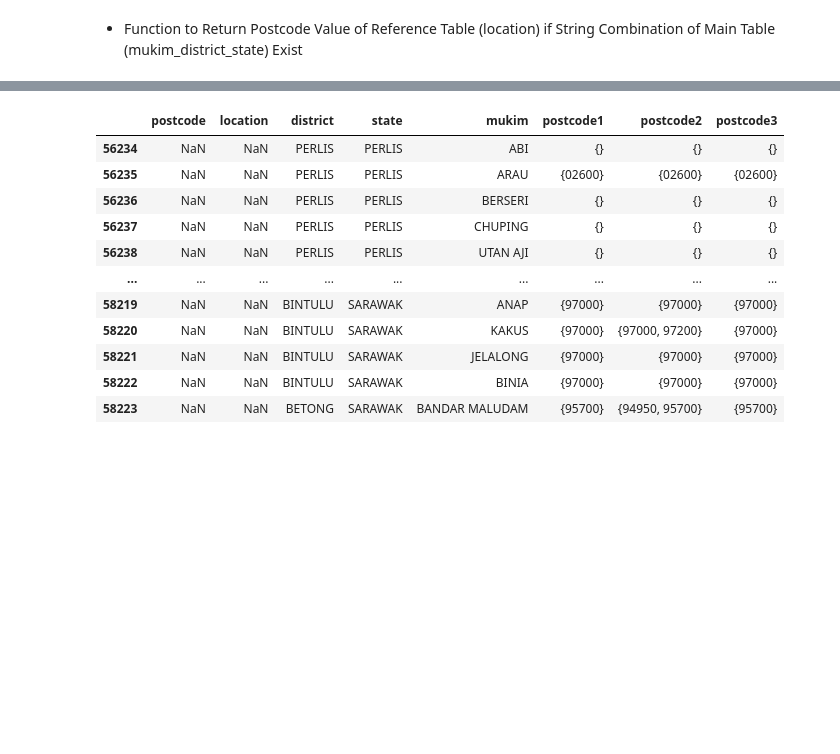
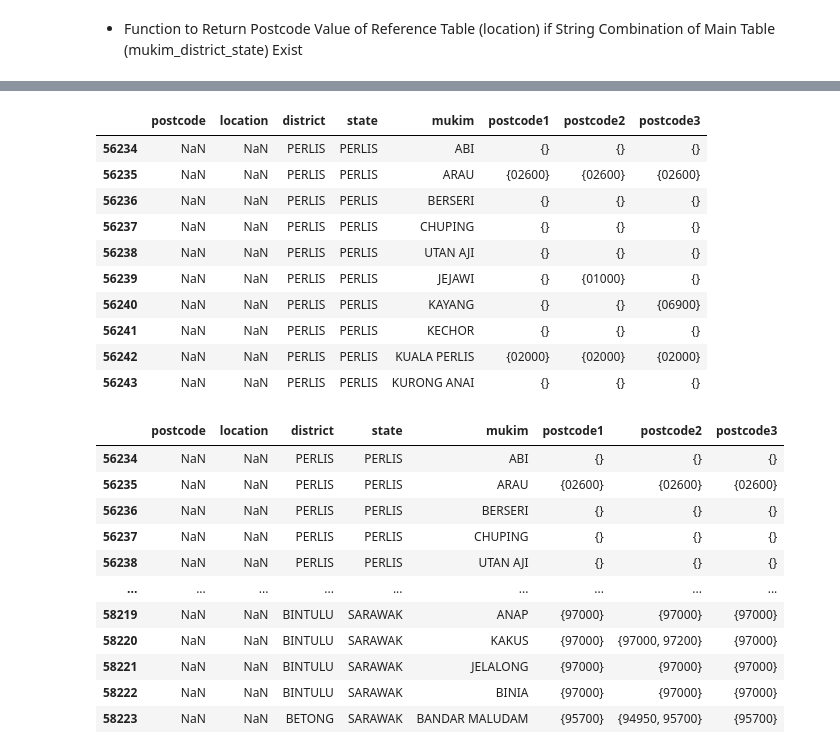
Before and after one commit to izardy/malaysia-postcode-mapper, a Jupyter notebook: notebook/data-prep.ipynb, the cells around one changed output, grey strips where cells are left out. Drawn from its saved outputs; the diff is of its cells as text; code cells hidden in the pictures; blank space fills up the shorter version.

```diff
--- a/notebook/data-prep.ipynb
+++ b/notebook/data-prep.ipynb
@@ -378 +384,24 @@ mukim_district_state[mukim_district_state['postcode'].isnull()]
+# %%
+# test functions workability
+mukim_district_state_test['postcode1']=np.nan
+mukim_district_state_test['postcode2']=np.nan
+mukim_district_state_test['postcode3']=np.nan
+
+mukim_district_state_test['postcode1'] = np.where(mukim_district_state_test['postcode'].isnull(),(mukim_district_state_test['mukim'].astype(str)+','+mukim_district_state_test['district'].astype(str)+','+mukim_district_state_test['state'].astype(str)).apply(lambda x: find_state_district_location(x, location)).to_list(),mukim_district_state_test['postcode1'])
+mukim_district_state_test['postcode2'] = np.where(mukim_district_state_test['postcode'].isnull(),(mukim_district_state_test['mukim'].astype(str)+','+mukim_district_state_test['district'].astype(str)+','+mukim_district_state_test['state'].astype(str)).apply(lambda x: find_state_location(x, location)).to_list(),mukim_district_state_test['postcode2'])
+mukim_district_state_test['postcode3'] = np.where(mukim_district_state_test['postcode'].isnull(),(mukim_district_state_test['mukim'].astype(str)+','+mukim_district_state_test['district'].astype(str)+','+mukim_district_state_test['state'].astype(str)).apply(lambda x: find_district_location(x, location)).to_list(),mukim_district_state_test['postcode3'])
+
+mukim_district_state_test[mukim_district_state_test['postcode'].isnull()]
+# %% [output]
+|  | postcode | location | district | state | mukim | postcode1 | postcode2 | postcode3 |
+| 56234 | NaN | NaN | PERLIS | PERLIS | ABI | {} | {} | {} |
+| 56235 | NaN | NaN | PERLIS | PERLIS | ARAU | {02600} | {02600} | {02600} |
+| 56236 | NaN | NaN | PERLIS | PERLIS | BERSERI | {} | {} | {} |
+| 56237 | NaN | NaN | PERLIS | PERLIS | CHUPING | {} | {} | {} |
+| 56238 | NaN | NaN | PERLIS | PERLIS | UTAN AJI | {} | {} | {} |
+| 56239 | NaN | NaN | PERLIS | PERLIS | JEJAWI | {} | {01000} | {} |
+| 56240 | NaN | NaN | PERLIS | PERLIS | KAYANG | {} | {} | {06900} |
+| 56241 | NaN | NaN | PERLIS | PERLIS | KECHOR | {} | {} | {} |
+| 56242 | NaN | NaN | PERLIS | PERLIS | KUALA PERLIS | {02000} | {02000} | {02000} |
+| 56243 | NaN | NaN | PERLIS | PERLIS | KURONG ANAI | {} | {} | {} |
 # %%
```
Also changed, not shown: parts of 15 cells of this notebook.
